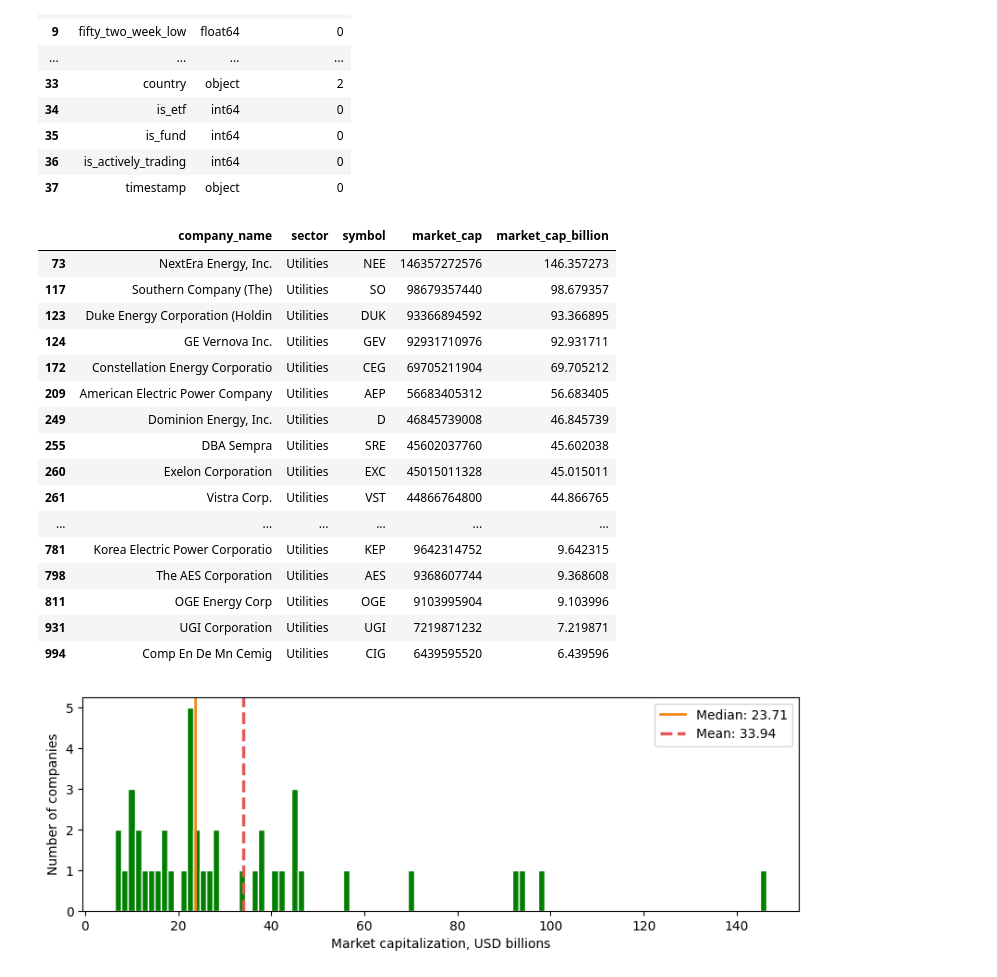
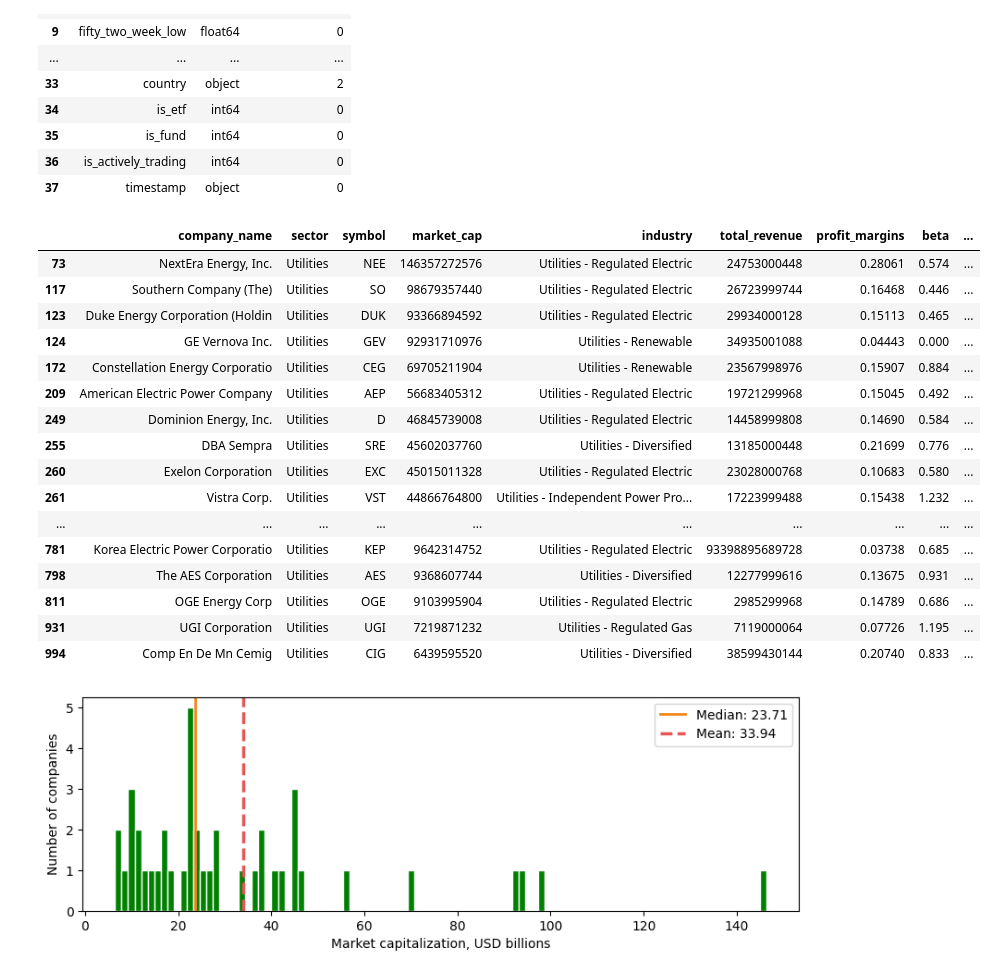
Before and after one commit to kocangregor/BigData, a Jupyter notebook: hw1_Kocan.ipynb, the cells around one changed output. Drawn from its saved outputs; the diff is of its cells as text; code cells hidden in the pictures.

```diff
--- a/hw1_Kocan.ipynb
+++ b/hw1_Kocan.ipynb
@@ -48,37 +50,37 @@ Dataset shape: (1000, 38)
 # %%
 df = df_all.copy()
 df = df[
     (df["is_etf"] == 0) &
     (df["is_fund"] == 0) &
     (df["is_actively_trading"] == 1) &
     (df["sector"] == "Utilities")
-][["company_name", "sector","symbol", "market_cap"]]
+][["company_name", "sector","symbol", "market_cap","industry","total_revenue","profit_margins","beta"]]
 
 df["market_cap_billion"] = df["market_cap"] / 1000000000
 
 summary = pd.DataFrame({"column": df.columns,
     "dtype": df.dtypes.astype(str).values,
 })
 
 display(df)
 # %% [output]
-|  | company_name | sector | symbol | market_cap | market_cap_billion |
-| 73 | NextEra Energy, Inc. | Utilities | NEE | 146357272576 | 146.357273 |
-| 117 | Southern Company (The) | Utilities | SO | 98679357440 | 98.679357 |
-| 123 | Duke Energy Corporation (Holdin | Utilities | DUK | 93366894592 | 93.366895 |
-| 124 | GE Vernova Inc. | Utilities | GEV | 92931710976 | 92.931711 |
-| 172 | Constellation Energy Corporatio | Utilities | CEG | 69705211904 | 69.705212 |
-| 209 | American Electric Power Company | Utilities | AEP | 56683405312 | 56.683405 |
-| 249 | Dominion Energy, Inc. | Utilities | D | 46845739008 | 46.845739 |
-| 255 | DBA Sempra | Utilities | SRE | 45602037760 | 45.602038 |
-| 260 | Exelon Corporation | Utilities | EXC | 45015011328 | 45.015011 |
-| 261 | Vistra Corp. | Utilities | VST | 44866764800 | 44.866765 |
-| ... | ... | ... | ... | ... | ... |
-| 781 | Korea Electric Power Corporatio | Utilities | KEP | 9642314752 | 9.642315 |
-| 798 | The AES Corporation | Utilities | AES | 9368607744 | 9.368608 |
-| 811 | OGE Energy Corp | Utilities | OGE | 9103995904 | 9.103996 |
-| 931 | UGI Corporation | Utilities | UGI | 7219871232 | 7.219871 |
-| 994 | Comp En De Mn Cemig | Utilities | CIG | 6439595520 | 6.439596 |
+|  | company_name | sector | symbol | market_cap | industry | total_revenue | profit_margins | beta | ... |
+| 73 | NextEra Energy, Inc. | Utilities | NEE | 146357272576 | Utilities - Regulated Electric | 24753000448 | 0.28061 | 0.574 | ... |
+| 117 | Southern Company (The) | Utilities | SO | 98679357440 | Utilities - Regulated Electric | 26723999744 | 0.16468 | 0.446 | ... |
+| 123 | Duke Energy Corporation (Holdin | Utilities | DUK | 93366894592 | Utilities - Regulated Electric | 29934000128 | 0.15113 | 0.465 | ... |
+| 124 | GE Vernova Inc. | Utilities | GEV | 92931710976 | Utilities - Renewable | 34935001088 | 0.04443 | 0.000 | ... |
+| 172 | Constellation Energy Corporatio | Utilities | CEG | 69705211904 | Utilities - Renewable | 23567998976 | 0.15907 | 0.884 | ... |
+| 209 | American Electric Power Company | Utilities | AEP | 56683405312 | Utilities - Regulated Electric | 19721299968 | 0.15045 | 0.492 | ... |
+| 249 | Dominion Energy, Inc. | Utilities | D | 46845739008 | Utilities - Regulated Electric | 14458999808 | 0.14690 | 0.584 | ... |
+| 255 | DBA Sempra | Utilities | SRE | 45602037760 | Utilities - Diversified | 13185000448 | 0.21699 | 0.776 | ... |
+| 260 | Exelon Corporation | Utilities | EXC | 45015011328 | Utilities - Regulated Electric | 23028000768 | 0.10683 | 0.580 | ... |
+| 261 | Vistra Corp. | Utilities | VST | 44866764800 | Utilities - Independent Power Pro... | 17223999488 | 0.15438 | 1.232 | ... |
+| ... | ... | ... | ... | ... | ... | ... | ... | ... | ... |
+| 781 | Korea Electric Power Corporatio | Utilities | KEP | 9642314752 | Utilities - Regulated Electric | 93398895689728 | 0.03738 | 0.685 | ... |
+| 798 | The AES Corporation | Utilities | AES | 9368607744 | Utilities - Diversified | 12277999616 | 0.13675 | 0.931 | ... |
+| 811 | OGE Energy Corp | Utilities | OGE | 9103995904 | Utilities - Regulated Electric | 2985299968 | 0.14789 | 0.686 | ... |
+| 931 | UGI Corporation | Utilities | UGI | 7219871232 | Utilities - Regulated Gas | 7119000064 | 0.07726 | 1.195 | ... |
+| 994 | Comp En De Mn Cemig | Utilities | CIG | 6439595520 | Utilities - Diversified | 38599430144 | 0.20740 | 0.833 | ... |
 # %%
 m_cap_b = df["market_cap_billion"].dropna()
 figure, graph1 = plt.subplots(figsize=(10, 3))
```
Also changed, not shown: parts of 6 cells of this notebook.
